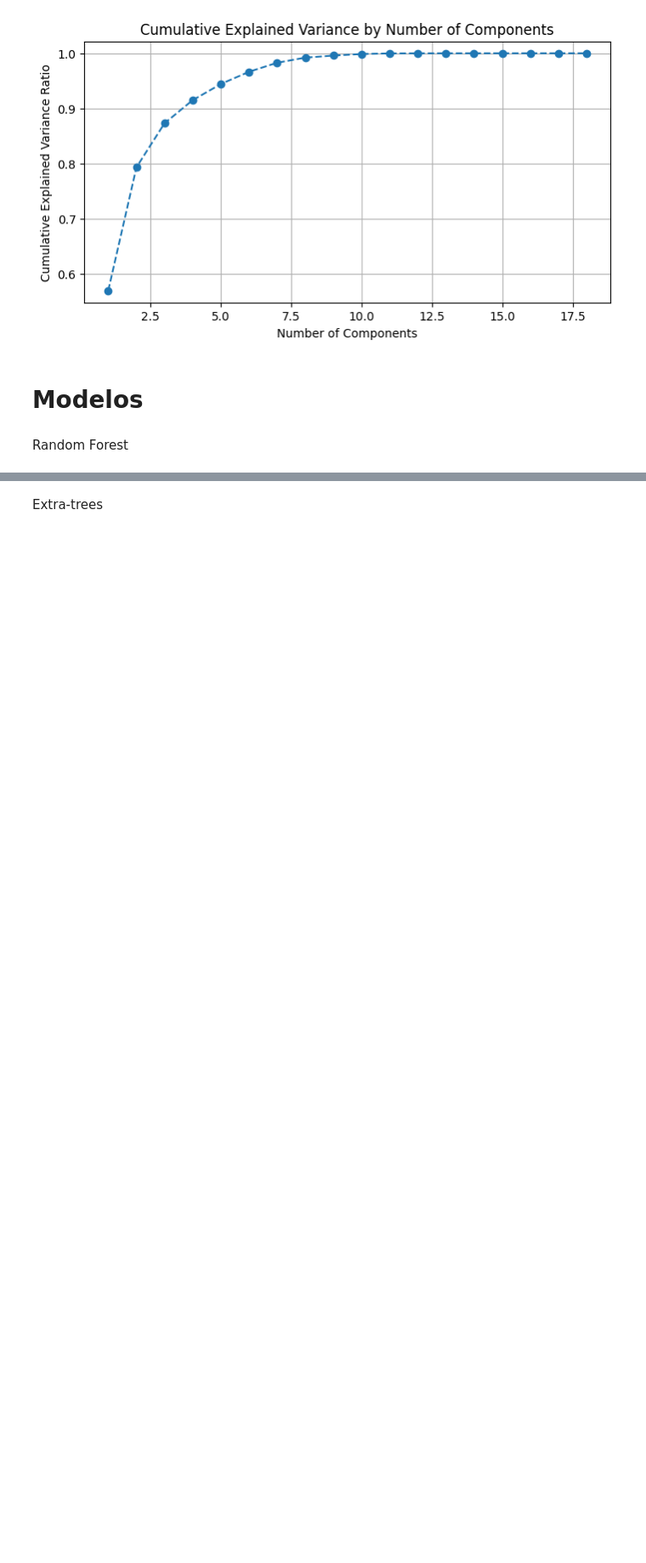
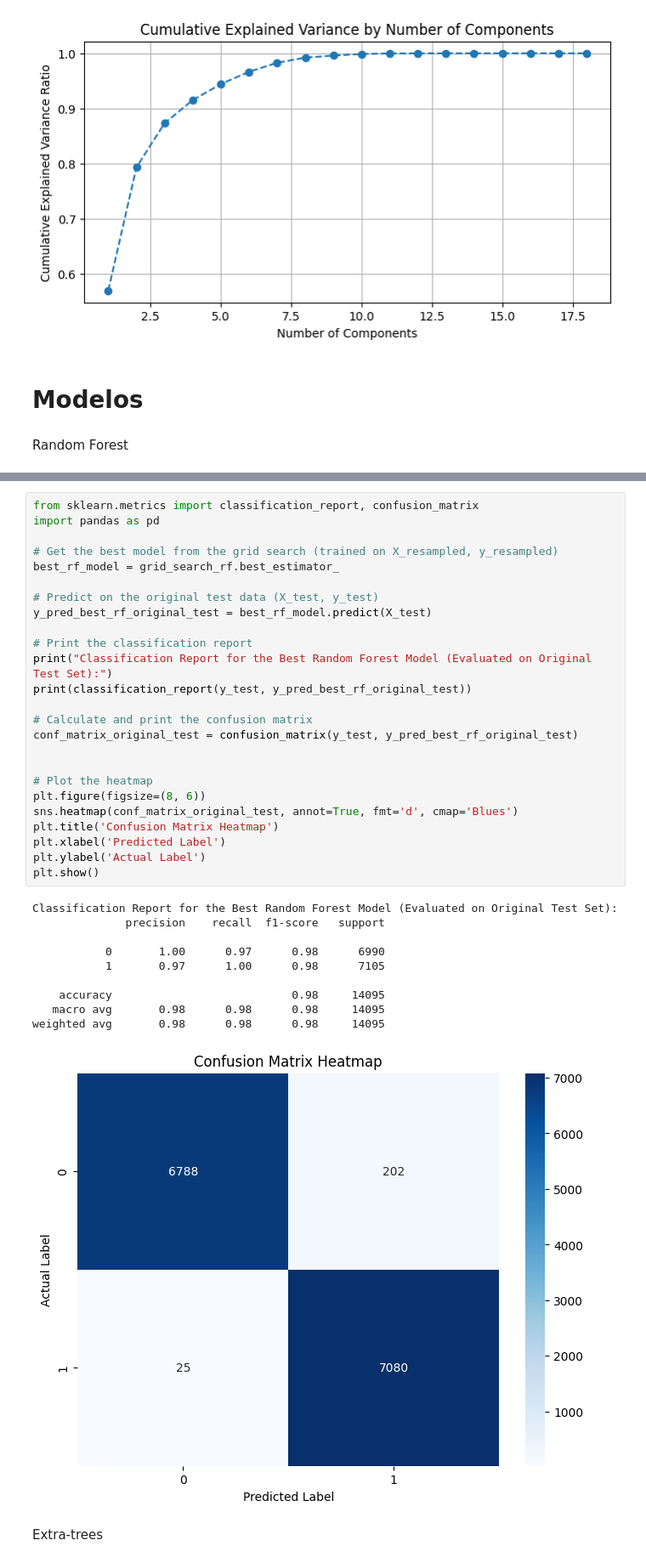
Before and after one commit to DavidMendezM/Proyecto, a Jupyter notebook: Proyecto_II.ipynb, the cells around one changed output, grey strips where cells are left out. Shown at 85% size. Saved outputs shown, nothing was run; the diff lists cells and outputs as text; blank space fills up the shorter version.

```diff
--- a/Proyecto_II.ipynb
+++ b/Proyecto_II.ipynb
@@ -752,2 +791,38 @@ Random Forest
+# %%
+from sklearn.metrics import classification_report, confusion_matrix
+import pandas as pd
+
+# Get the best model from the grid search (trained on X_resampled, y_resampled)
+best_rf_model = grid_search_rf.best_estimator_
+
+# Predict on the original test data (X_test, y_test)
+y_pred_best_rf_original_test = best_rf_model.predict(X_test)
+
+# Print the classification report
+print("Classification Report for the Best Random Forest Model (Evaluated on Original Test Set):")
+print(classification_report(y_test, y_pred_best_rf_original_test))
+
+# Calculate and print the confusion matrix
+conf_matrix_original_test = confusion_matrix(y_test, y_pred_best_rf_original_test)
+
+
+# Plot the heatmap
+plt.figure(figsize=(8, 6))
+sns.heatmap(conf_matrix_original_test, annot=True, fmt='d', cmap='Blues')
+plt.title('Confusion Matrix Heatmap')
+plt.xlabel('Predicted Label')
+plt.ylabel('Actual Label')
+plt.show()
+# %% [output]
+Classification Report for the Best Random Forest Model (Evaluated on Original Test Set):
+              precision    recall  f1-score   support
+
+           0       1.00      0.97      0.98      6990
+           1       0.97      1.00      0.98      7105
+
+    accuracy                           0.98     14095
+   macro avg       0.98      0.98      0.98     14095
+weighted avg       0.98      0.98      0.98     14095
+[figure, added]
 # %% [markdown]
 Extra-trees
```
Also changed, not shown: parts of 9 cells of this notebook.
